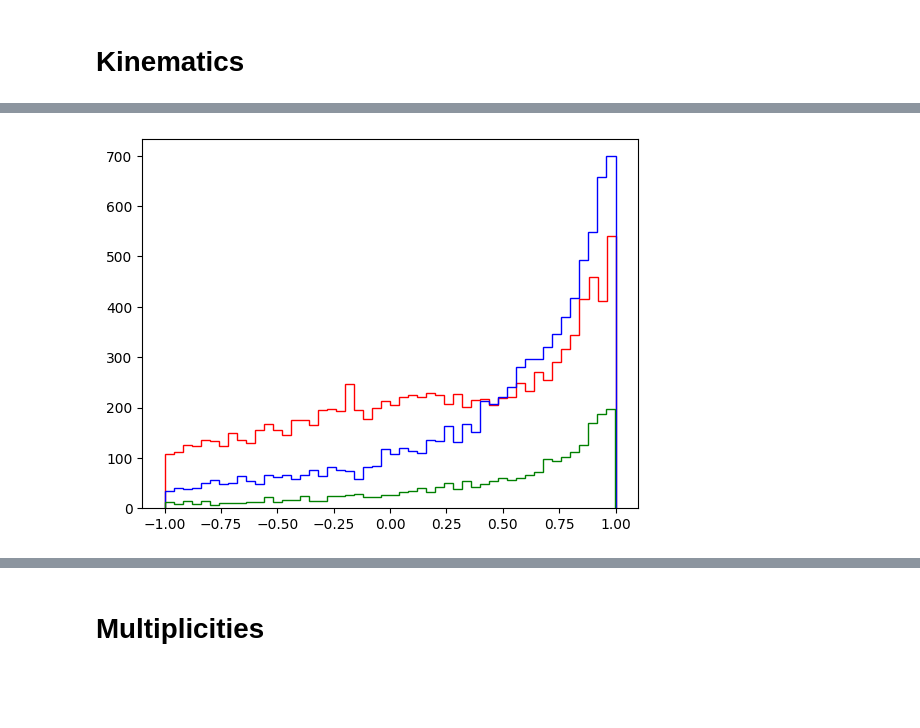
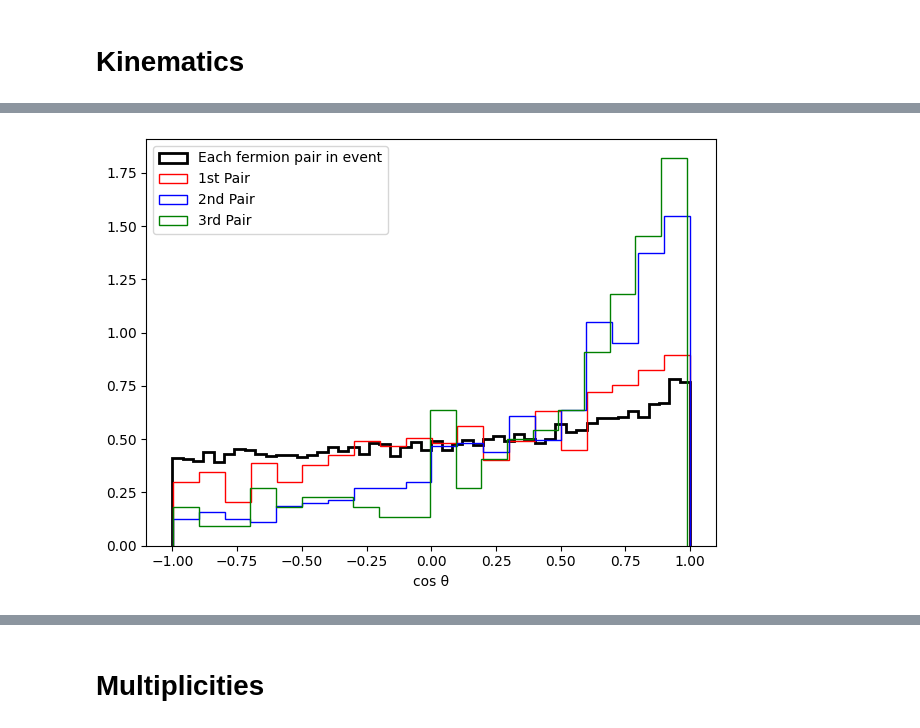
Before and after one commit to sferrante/VegasMC_WIC, a Jupyter notebook: VegasMC_WIC_Analysis.ipynb, the cells around one changed output, grey strips where cells are left out. Drawn from its saved outputs; the diff is of its cells as text; code cells hidden in the pictures; blank space fills up the shorter version.

```diff
--- a/VegasMC_WIC_Analysis.ipynb
+++ b/VegasMC_WIC_Analysis.ipynb
@@ -661,7 +539,12 @@ Text(0.5, 0, 'MET (GeV)')
 # %%
+# Angles between all fermion pairs in each event
+plt.hist(θffij, bins=50, histtype='step', color='black',density=True, linewidth=2);
 # Angle between fermion pairs
-plt.hist(θff2, bins=50, histtype='step', color='red',density=False);
-plt.hist(θff3, bins=50, histtype='step', color='blue',density=False);
-plt.hist(θff4, bins=50, histtype='step', color='green',density=False);
+plt.hist(θff2, bins=20, histtype='step', color='red',density=True);
+plt.hist(θff3, bins=20, histtype='step', color='blue',density=True);
+plt.hist(θff4, bins=20, histtype='step', color='green',density=True);
+plt.legend(['Each fermion pair in event','1st Pair', '2nd Pair','3rd Pair'],loc='upper left')
+plt.xlabel('cos θ')
+plt.tight_layout()
 # %% [output]
-[figure, old version]
+[figure, new version]
```
Also changed, not shown: parts of 27 cells of this notebook.
